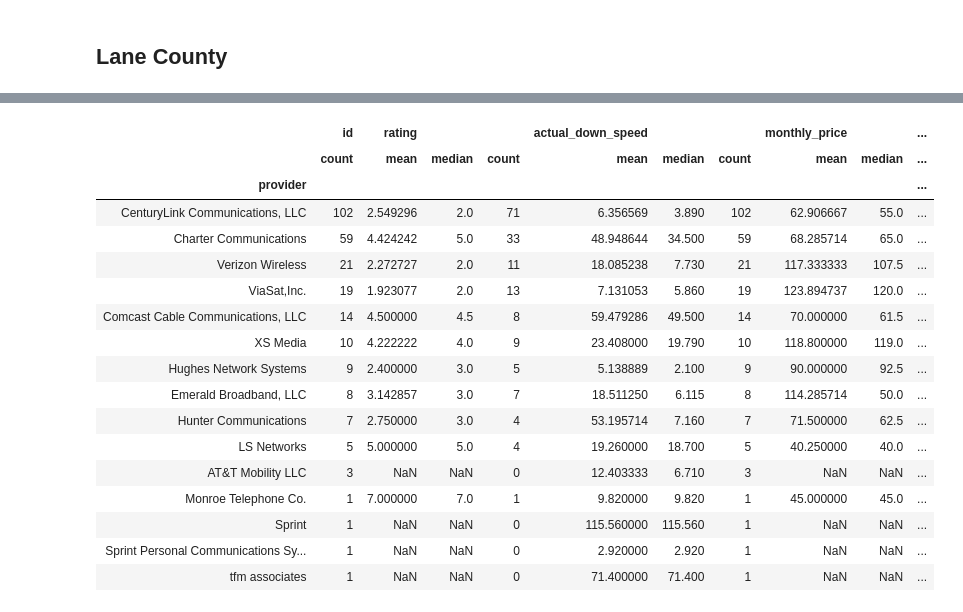
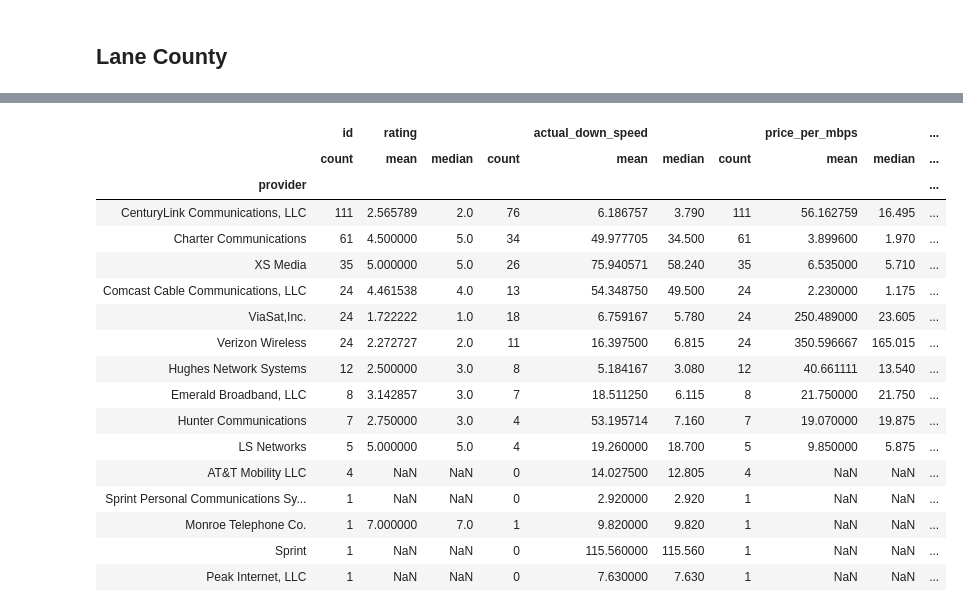
Before and after one commit to Hack4Eugene/SpeedUpAmerica, a Jupyter notebook: notebooks/Basic summary of Eugene Springfield and Lane County.ipynb, the cells around one changed output, grey strips where cells are left out. Saved outputs shown, nothing was run; the diff lists cells and outputs as text; code cells hidden in the pictures.

```diff
--- a/notebooks/Basic summary of Eugene Springfield and Lane County.ipynb
+++ b/notebooks/Basic summary of Eugene Springfield and Lane County.ipynb
@@ -32,5 +30,7 @@ submissions.tail()
 # %%
 # Cleanup
 submissions['rating'] = submissions['rating'].replace(0.0,  np.nan)
-submissions['census_code'].dropna(inplace=True)
-submissions['census_block'].dropna(inplace=True)
+submissions = submissions[submissions['census_tract'].notnull()]
+submissions = submissions[submissions['test_type'] != 'duplicate']
+
+submissions['census_tract'] = submissions['census_tract'].astype(np.int64)
@@ -66,0 +37,4 @@ len(lane_tracts)
+# %%
+# Create a DataFrame containing only Lane County submissions
+lane_submissions = submissions[submissions['county'] == 41039].copy()
+lane_submissions.describe()
@@ -73,12 +70,11 @@ eugene_tracts = [
     41039002503, 41039002504, 41039002600, 41039002700,
     41039002800, 41039002902, 41039002903, 41039002904,
     41039003000, 41039003101, 41039003102, 41039003600,
-    41039003700, 41039003800, 41039003900, 41039004000,
+    41039003700, 41039003800, 41039004000, 41039005400,
     41039004100, 41039004200, 41039004300, 41039004401,
     41039004403, 41039004404, 41039004405, 41039004501,
     41039004502, 41039004600, 41039004700, 41039004800,
     41039004900, 41039005000, 41039005100, 41039005300,
-    41039005400
 ]
 springfield_tracts = [
     41039001801, 41039001803, 41039001804, # Thurston
@@ -90,3 +86,22 @@ springfield_tracts = [
     41039003400, # East of Mohawk
     41039003500 # Jasper Rd and Dorris Ranch
 ]
+downtown_tracts = [
+    41039003900
+]
+
+# Set 'lane county' on all rows
+lane_submissions['lane_region'] = 'lane county'
+
+# Set 'eugene' on rows with a Eugene Census Tract
+eugene = lane_submissions['census_tract'].isin(eugene_tracts)
+lane_submissions.loc[eugene, 'lane_region'] = 'eugene'
+
+# Set 'springfield' on rows with a Eugene Census Tract
+springfield = lane_submissions['census_tract'].isin(springfield_tracts)
+lane_submissions.loc[springfield, 'lane_region'] = 'springfield'
+
+###############################################################
+# With additional list of Census Tract lists more cities
+# could be added. Pull Requests welcome!
+###############################################################
@@ -246,28 +247,29 @@ county.describe()
+# %%
+county = lane_submissions[lane_submissions['lane_region'] == 'lane county']
 # %%
 county.groupby('provider').agg({
     "id": ["count"],
     "rating":  ["mean", "median", "count"],
     "actual_down_speed": ["mean", "median", "count"],
-    "monthly_price": ["mean", "median", "count"],
-    "actual_price": ["mean", "median", "count"]
+    "price_per_mbps": ["mean", "median", "count"]
 }).sort_values(('id', 'count'), ascending=False).head(15)
 # %% [output]
-|  | id | rating |  |  | actual_down_speed |  |  | monthly_price |  | ... |
+|  | id | rating |  |  | actual_down_speed |  |  | price_per_mbps |  | ... |
 |  | count | mean | median | count | mean | median | count | mean | median | ... |
 | provider |  |  |  |  |  |  |  |  |  | ... |
-| CenturyLink Communications, LLC | 102 | 2.549296 | 2.0 | 71 | 6.356569 | 3.890 | 102 | 62.906667 | 55.0 | ... |
-| Charter Communications | 59 | 4.424242 | 5.0 | 33 | 48.948644 | 34.500 | 59 | 68.285714 | 65.0 | ... |
-| Verizon Wireless | 21 | 2.272727 | 2.0 | 11 | 18.085238 | 7.730 | 21 | 117.333333 | 107.5 | ... |
-| ViaSat,Inc. | 19 | 1.923077 | 2.0 | 13 | 7.131053 | 5.860 | 19 | 123.894737 | 120.0 | ... |
-| Comcast Cable Communications, LLC | 14 | 4.500000 | 4.5 | 8 | 59.479286 | 49.500 | 14 | 70.000000 | 61.5 | ... |
-| XS Media | 10 | 4.222222 | 4.0 | 9 | 23.408000 | 19.790 | 10 | 118.800000 | 119.0 | ... |
-| Hughes Network Systems | 9 | 2.400000 | 3.0 | 5 | 5.138889 | 2.100 | 9 | 90.000000 | 92.5 | ... |
-| Emerald Broadband, LLC | 8 | 3.142857 | 3.0 | 7 | 18.511250 | 6.115 | 8 | 114.285714 | 50.0 | ... |
-| Hunter Communications | 7 | 2.750000 | 3.0 | 4 | 53.195714 | 7.160 | 7 | 71.500000 | 62.5 | ... |
-| LS Networks | 5 | 5.000000 | 5.0 | 4 | 19.260000 | 18.700 | 5 | 40.250000 | 40.0 | ... |
-| AT&T Mobility LLC | 3 | NaN | NaN | 0 | 12.403333 | 6.710 | 3 | NaN | NaN | ... |
-| Monroe Telephone Co. | 1 | 7.000000 | 7.0 | 1 | 9.820000 | 9.820 | 1 | 45.000000 | 45.0 | ... |
+| CenturyLink Communications, LLC | 111 | 2.565789 | 2.0 | 76 | 6.186757 | 3.790 | 111 | 56.162759 | 16.495 | ... |
+| Charter Communications | 61 | 4.500000 | 5.0 | 34 | 49.977705 | 34.500 | 61 | 3.899600 | 1.970 | ... |
+| XS Media | 35 | 5.000000 | 5.0 | 26 | 75.940571 | 58.240 | 35 | 6.535000 | 5.710 | ... |
+| Comcast Cable Communications, LLC | 24 | 4.461538 | 4.0 | 13 | 54.348750 | 49.500 | 24 | 2.230000 | 1.175 | ... |
+| ViaSat,Inc. | 24 | 1.722222 | 1.0 | 18 | 6.759167 | 5.780 | 24 | 250.489000 | 23.605 | ... |
+| Verizon Wireless | 24 | 2.272727 | 2.0 | 11 | 16.397500 | 6.815 | 24 | 350.596667 | 165.015 | ... |
+| Hughes Network Systems | 12 | 2.500000 | 3.0 | 8 | 5.184167 | 3.080 | 12 | 40.661111 | 13.540 | ... |
+| Emerald Broadband, LLC | 8 | 3.142857 | 3.0 | 7 | 18.511250 | 6.115 | 8 | 21.750000 | 21.750 | ... |
+| Hunter Communications | 7 | 2.750000 | 3.0 | 4 | 53.195714 | 7.160 | 7 | 19.070000 | 19.875 | ... |
+| LS Networks | 5 | 5.000000 | 5.0 | 4 | 19.260000 | 18.700 | 5 | 9.850000 | 5.875 | ... |
+| AT&T Mobility LLC | 4 | NaN | NaN | 0 | 14.027500 | 12.805 | 4 | NaN | NaN | ... |
+| Sprint Personal Communications Sy... | 1 | NaN | NaN | 0 | 2.920000 | 2.920 | 1 | NaN | NaN | ... |
+| Monroe Telephone Co. | 1 | 7.000000 | 7.0 | 1 | 9.820000 | 9.820 | 1 | NaN | NaN | ... |
 | Sprint | 1 | NaN | NaN | 0 | 115.560000 | 115.560 | 1 | NaN | NaN | ... |
-| Sprint Personal Communications Sy... | 1 | NaN | NaN | 0 | 2.920000 | 2.920 | 1 | NaN | NaN | ... |
-| tfm associates | 1 | NaN | NaN | 0 | 71.400000 | 71.400 | 1 | NaN | NaN | ... |
+| Peak Internet, LLC | 1 | NaN | NaN | 0 | 7.630000 | 7.630 | 1 | NaN | NaN | ... |
 # %%
```
Also changed, not shown: parts of 23 cells of this notebook, 2 other files.
